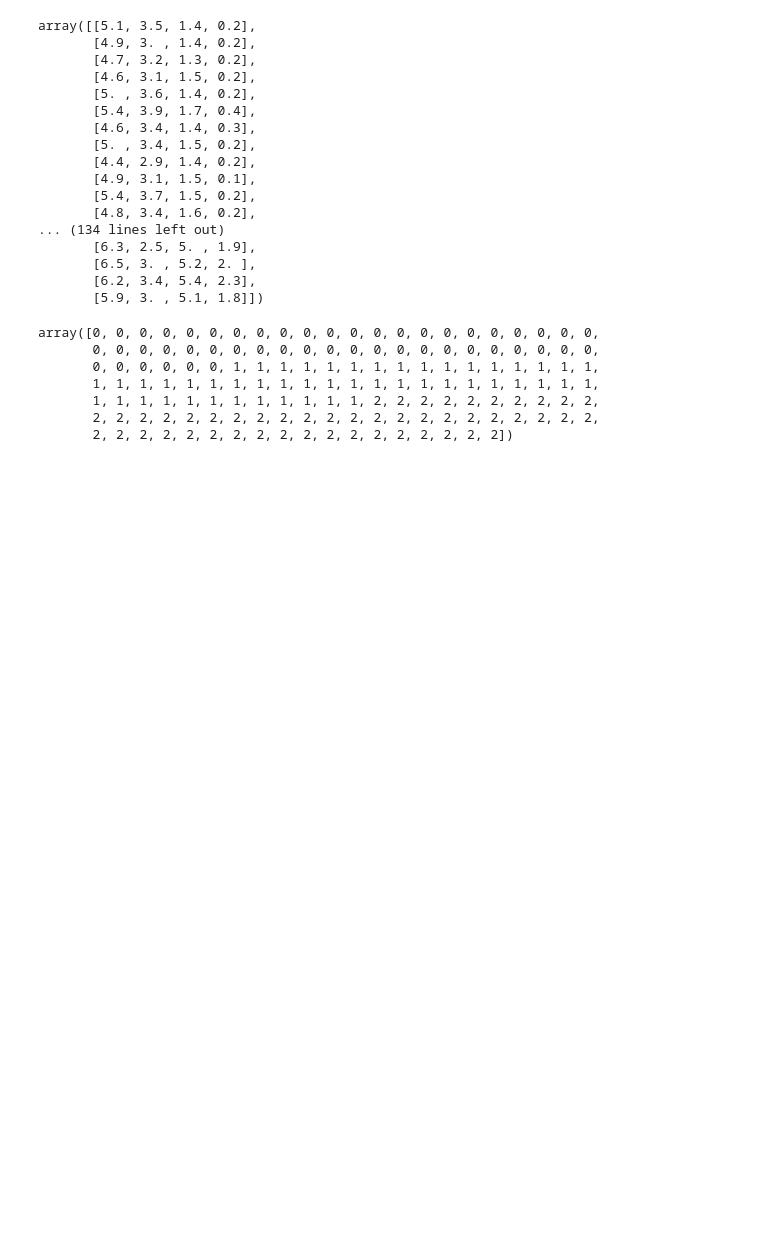
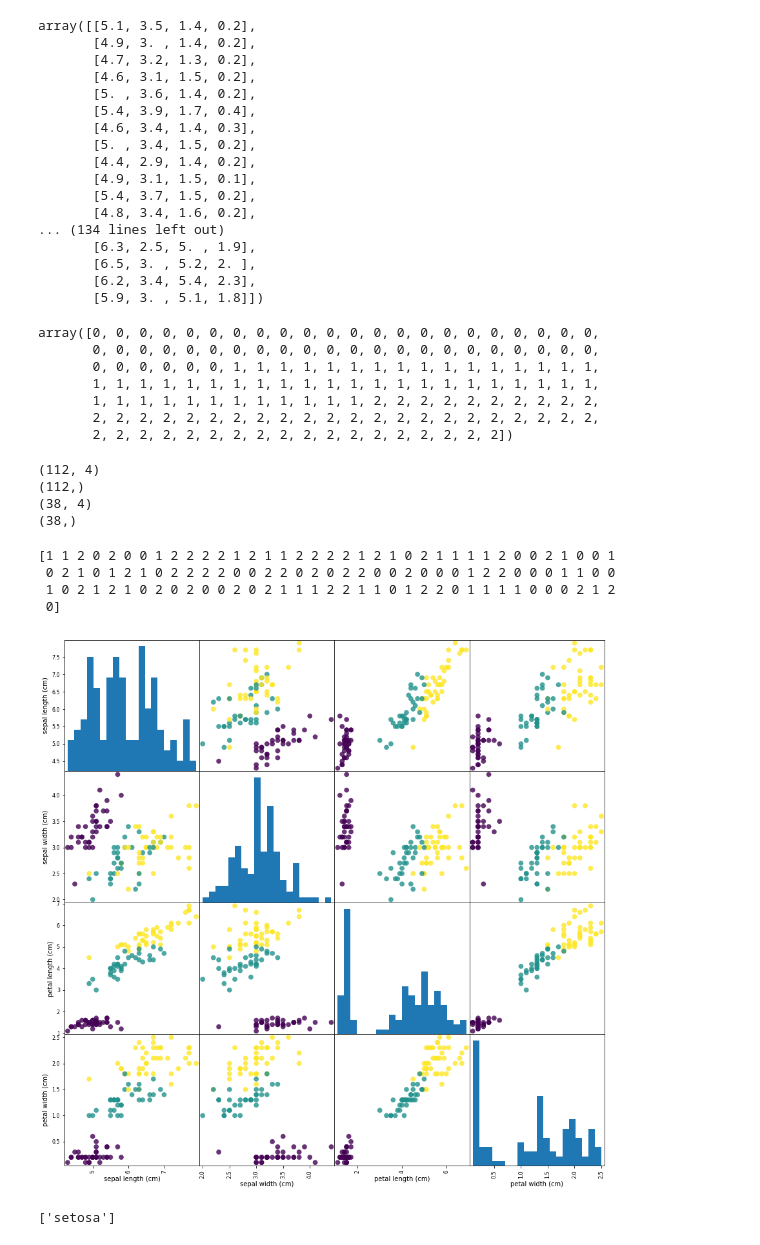
Before and after one commit to soudegesu/sklearn-test, a Jupyter notebook: iris.ipynb, the cells around one changed output. Drawn from its saved outputs; the diff is of its cells as text; code cells hidden in the pictures; blank space fills up the shorter version.

```diff
--- a/iris.ipynb
+++ b/iris.ipynb
@@ -76,3 +76,64 @@ array([0, 0, 0, 0, 0, 0, 0, 0, 0, 0, 0, 0, 0, 0, 0, 0, 0, 0, 0, 0, 0, 0,
        1, 1, 1, 1, 1, 1, 1, 1, 1, 1, 1, 1, 2, 2, 2, 2, 2, 2, 2, 2, 2, 2,
        2, 2, 2, 2, 2, 2, 2, 2, 2, 2, 2, 2, 2, 2, 2, 2, 2, 2, 2, 2, 2, 2,
        2, 2, 2, 2, 2, 2, 2, 2, 2, 2, 2, 2, 2, 2, 2, 2, 2, 2])
+# %%
+from sklearn.model_selection import train_test_split
+from sklearn.datasets import load_iris
+
+# train_test_split 関数にて75%を訓練データに、25%をテストデータにできる
+# random_stateによって疑似乱数生成器に同じデータを渡し、毎回同じ出力結果にできる
+iris_dataset = load_iris()
+X_train, X_test, y_train, y_test = train_test_split(iris_dataset['data'], iris_dataset['target'], random_state=0)
+
+print(X_train.shape) # 訓練セットデータ
+print(y_train.shape) # 訓練セット正解
+print(X_test.shape) # テストセットデータ
+print(y_test.shape) # テストセット正解
+# %% [output]
+(112, 4)
+(112,)
+(38, 4)
+(38,)
+# %%
+print(y_train)
+# %% [output]
+[1 1 2 0 2 0 0 1 2 2 2 2 1 2 1 1 2 2 2 2 1 2 1 0 2 1 1 1 1 2 0 0 2 1 0 0 1
+ 0 2 1 0 1 2 1 0 2 2 2 2 0 0 2 2 0 2 0 2 2 0 0 2 0 0 0 1 2 2 0 0 0 1 1 0 0
+ 1 0 2 1 2 1 0 2 0 2 0 0 2 0 2 1 1 1 2 2 1 1 0 1 2 2 0 1 1 1 1 0 0 0 2 1 2
+ 0]
+# %%
+import pandas as pd
+from sklearn.model_selection import train_test_split
+from sklearn.datasets import load_iris
+
+iris_dataset = load_iris()
+X_train, X_test, y_train, y_test = train_test_split(iris_dataset['data'], iris_dataset['target'], random_state=0)
+
+# ペアプロットを作成する pd.plotting.scatter_matrix でデータの相関関係を確認する
+iris_dataframe = pd.DataFrame(X_train, columns=iris_dataset.feature_names)
+grr = pd.plotting.scatter_matrix(iris_dataframe, c=y_train, figsize=(15, 15), marker='o', hist_kwds={'bins':20}, s=60,alpha=.8)
+# %% [output]
+[figure, added]
+# %%
+import pandas as pd
+from sklearn.model_selection import train_test_split
+from sklearn.datasets import load_iris
+from sklearn.neighbors import KNeighborsClassifier
+import numpy as np
+
+iris_dataset = load_iris()
+X_train, X_test, y_train, y_test = train_test_split(iris_dataset['data'], iris_dataset['target'], random_state=0)
+
+#K-最近傍法
+# 近傍点のあ図はとりあえず1にしておく
+knn = KNeighborsClassifier(n_neighbors=1)
+
+#これを標準出力すると、パラメータがわかる
+knn.fit(X_train, y_train)
+
+# sklearnは常に2次元のNumpy Arrayを入力を前提にしている
+X_new = np.array([[5, 2.9, 1, 0.2]])
+prediction = knn.predict(X_new)
+print(iris_dataset['target_names'][prediction])
+# %% [output]
+['setosa']
```
Also changed, not shown: parts of 1 cell of this notebook, 1 other file.
